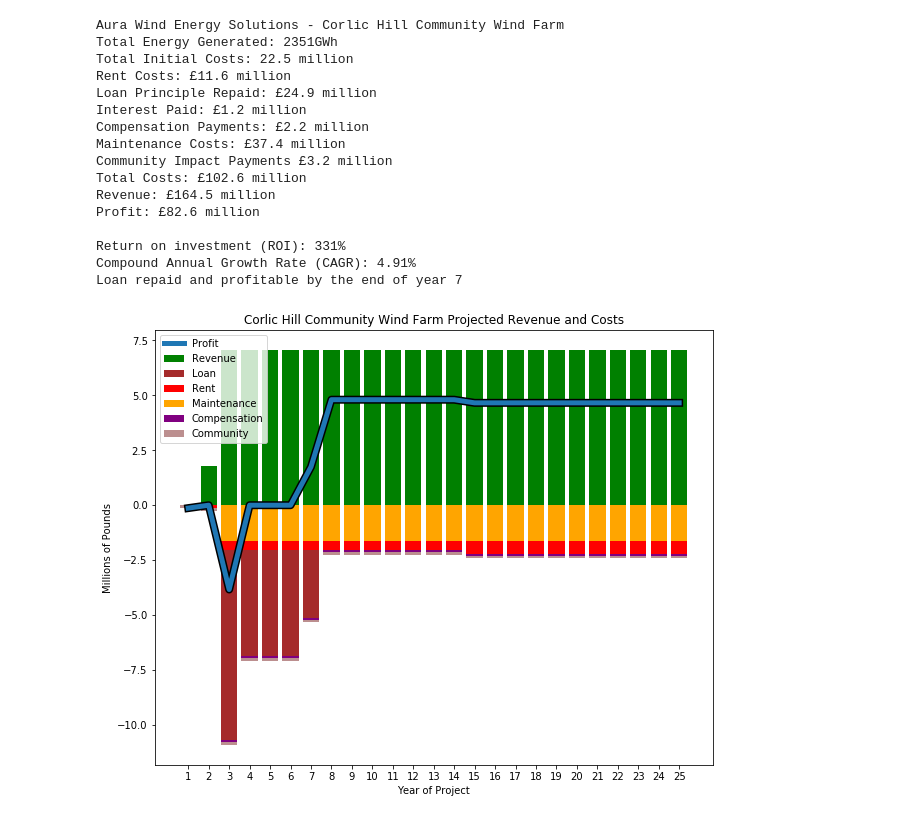
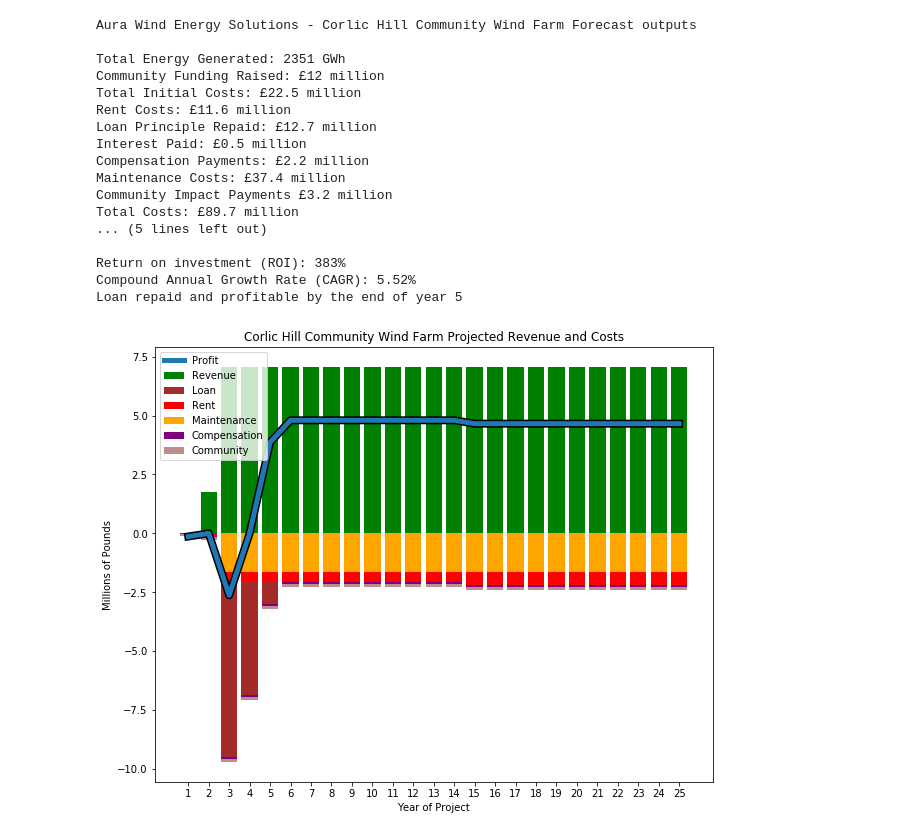
Before and after one commit to JamesSharma04/wind-farm-financial-model, a Jupyter notebook: financialForecast.ipynb, the cells around one changed output. Saved outputs shown, nothing was run; the diff lists cells and outputs as text; code cells hidden in the pictures.

Commit message:
added community ownership model

```diff
--- a/financialForecast.ipynb
+++ b/financialForecast.ipynb
@@ -37,18 +37,8 @@ eiaCost=0.054
 birdSurvey=0.14
 metmast=0.094
 
-'''uncomment below if user input during runtime is desired'''
-'''
-companyName=input("What is the name of your company?")
-siteName=input("What is the name of the wind farm site?")
-t1Count=float(input("How many turbines of type 1?\n"))
-t2Count=float(input("How many turbines of type 2?\n"))
-t3Count=float(input("How many turbines of type 3?\n"))
-gridConnection=float(input("How far away are you from the grid in km?"))
-capFactor=float(input("What is your capacity factor, from 0 to 1?"))
-surveyTime=inputfloat(("How long is the baseline survey expected to take in years?"))
-constructionTime=float(input("how long is the construction time expected to take in years, from 0 to 1"))
-'''
+#community ownership percentage - should be <50 for the company to still control decisions
+communityOwnership=0.49
 
 '''Constants based on the brief - shouldn't need to change'''
 timeHorizon=25#how long project runs for in years
@@ -102,8 +92,9 @@ marginOfSafety=0.1
 loanCommunityPayment=annualCommunityPayment*(surveyTime+constructionTime)
 #calculate the cost of the rent during the time of construction and surveying
 loanRent=fixedRent*(constructionTime+surveyTime)+(landRent*(annualInitialRevenue*(1-constructionTime))-(annualInitialRevenue*(1-constructionTime)))
-#add up all components
-initLoanSize=(totalInitialCost+loanCommunityPayment+loanRent+maintenanceCost)*(1+marginOfSafety)
+#add up all components, multiplies by how much is funde dby the community
+initLoanSize=(totalInitialCost+loanCommunityPayment+loanRent+maintenanceCost)*(1+marginOfSafety)*(1-communityOwnership)
+communityFundingRequired=(totalInitialCost+loanCommunityPayment+loanRent+maintenanceCost)*(1+marginOfSafety)*(communityOwnership)
 loanAmount=initLoanSize
 
 #section to calculate the loan interest rate, based on loan size
@@ -128,7 +119,7 @@ energyArray=np.zeros(25,dtype=float)
 communityArray=np.zeros(25,dtype=float)
 
 #set initial balance to be used in the time series, to calculate loan repayment schedule
-balance = initLoanSize-totalInitialCost
+balance = initLoanSize-(totalInitialCost*(1-communityOwnership))
 #initialise time series variables
 thisMaintenance=0
 annualEnergy=0
@@ -232,23 +223,26 @@ totalEnergyGenerated=np.sum(energyArray)
 totalCommunity=np.sum(communityArray)
 
 '''Print estimated costs and revenue'''
-print(companyName + " - " + siteName)
+print(companyName + " - " + siteName + " Forecast outputs\n")
 #sort for full amount
-print(f'Total Energy Generated: {round(totalEnergyGenerated/1000)}GWh')
-print(f'Total Initial Costs: {round(totalInitialCost,1)} million')
+print(f'Total Energy Generated: {round(totalEnergyGenerated/1000)} GWh')
+print(f'Community Funding Raised: £{round(communityFundingRequired)} million')
+print(f'Total Initial Costs: £{round(totalInitialCost,1)} million')
 print(f'Rent Costs: £{round(totalRentPaid,1)} million')
 print(f'Loan Principle Repaid: £{round((initLoanSize),1)} million')
 print(f'Interest Paid: £{round((totalLoanPaid-initLoanSize),1)} million')
 print(f'Compensation Payments: £{round(totalCompensationPaid,1)} million')
 print(f'Maintenance Costs: £{round(totalMaintenancePaid,1)} million')
 print(f'Community Impact Payments £{round(totalCommunity,1)} million')
-print(f'Total Costs: £{round(totalCost,1)} million')
+print(f'Total Costs: £{round(totalCost,1)} million\n')
 print(f'Revenue: £{round(totalRevenue,1)} million')
-print(f'Profit: £{round(totalProfit,1)} million\n')
+print(f'Profit Returned to {companyName}: £{round((totalProfit*(1-communityOwnership)),1)} million')
+print(f'Profit Returned to Community Investors: £{round((totalProfit*(communityOwnership)),1)} million')
+print(f'Total Profit: £{round(totalProfit,1)} million\n')
 
 #calculate and print financial metrics
-ROI=(totalProfit/initLoanSize)*100 #return on investment
-CAGR=((totalProfit/initLoanSize)**(1/25)-1)*100
+ROI=(totalProfit/(initLoanSize+communityFundingRequired))*100 #return on investment
+CAGR=((totalProfit/(initLoanSize+communityFundingRequired))**(1/25)-1)*100
 print(f'Return on investment (ROI): {round(ROI)}%')
 print(f'Compound Annual Growth Rate (CAGR): {round(CAGR,2)}%')
 
@@ -292,42 +286,43 @@ plt.plot(ind,profitArray,linewidth=5.0,label='Profit')
 plt.bar(ind, revenueArray, width=0.8, label='Revenue', color='green')
 plt.bar(ind, np.negative(repaymentArray), width=0.8, label='Loan', color='brown', bottom=added)
 plt.bar(ind, np.negative(rentArray), width=0.8, label='Rent', color='red', bottom=np.negative(maintenanceArray))
 plt.bar(ind, np.negative(maintenanceArray), width=0.8, label='Maintenance', color='orange')
 plt.bar(ind, np.negative(compensationArray), width=0.8, label='Compensation', color='purple', bottom=added2)
 plt.bar(ind, np.negative(communityArray), width=0.8, label='Community', color='rosybrown', bottom=np.add(np.negative(compensationArray), added2))
 
 plt.xticks(ind,ind)
 plt.ylabel("Millions of Pounds")
 plt.xlabel("Year of Project")
 plt.legend(loc="upper left")
 plt.title(siteName + " Projected Revenue and Costs")
 plt.show()
 
 plt.figure(figsize=(10, 8))
 plt.plot(ind,cumProfitArray,linewidth=8.0,color='black')
 plt.plot(ind,cumProfitArray,linewidth=5.0,label='Profit')
 plt.stackplot(ind,cumRevenueArray,labels=['Revenue'],colors=['green'])
 plt.stackplot(ind,np.negative(cumRepaymentArray), np.negative(cumRentArray), np.negative(cumMaintenanceArray),np.negative(cumCompensationArray),np.negative(cumCommunityArray), labels=['Loan','Rent','Maintenance', 'Compensation', 'Community'],colors=['brown','red','orange','purple', 'rosybrown'])
 plt.legend(loc='upper left')
 plt.xlabel("Year of Project")
 plt.ylabel("Millions of Pounds")
 plt.title(siteName + " Projected Cumulative Revenue and Costs")
 plt.show()
 # %% [output]
-Aura Wind Energy Solutions - Corlic Hill Community Wind Farm
-Total Energy Generated: 2351GWh
-Total Initial Costs: 22.5 million
+Aura Wind Energy Solutions - Corlic Hill Community Wind Farm Forecast outputs
+
+Total Energy Generated: 2351 GWh
+Community Funding Raised: £12 million
+Total Initial Costs: £22.5 million
 Rent Costs: £11.6 million
-Loan Principle Repaid: £24.9 million
-Interest Paid: £1.2 million
+Loan Principle Repaid: £12.7 million
+Interest Paid: £0.5 million
 Compensation Payments: £2.2 million
 Maintenance Costs: £37.4 million
 Community Impact Payments £3.2 million
-Total Costs: £102.6 million
-Revenue: £164.5 million
-Profit: £82.6 million
+Total Costs: £89.7 million
+... (5 lines left out)
 
-Return on investment (ROI): 331%
-Compound Annual Growth Rate (CAGR): 4.91%
-Loan repaid and profitable by the end of year 7
+Return on investment (ROI): 383%
+Compound Annual Growth Rate (CAGR): 5.52%
+Loan repaid and profitable by the end of year 5
-[figure, old version]
+[figure, new version]
```
Also changed, not shown: parts of 1 cell of this notebook.
